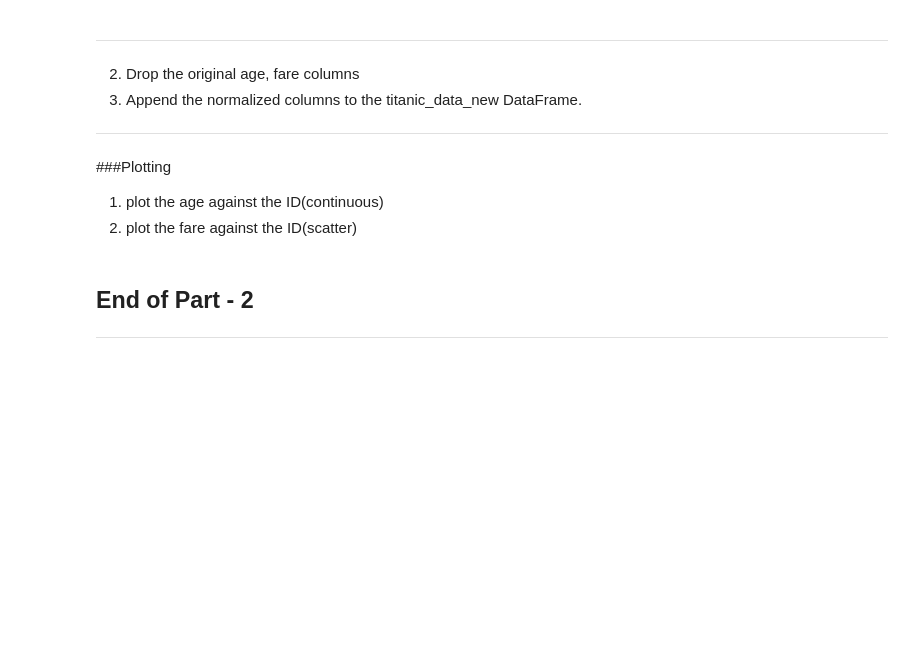
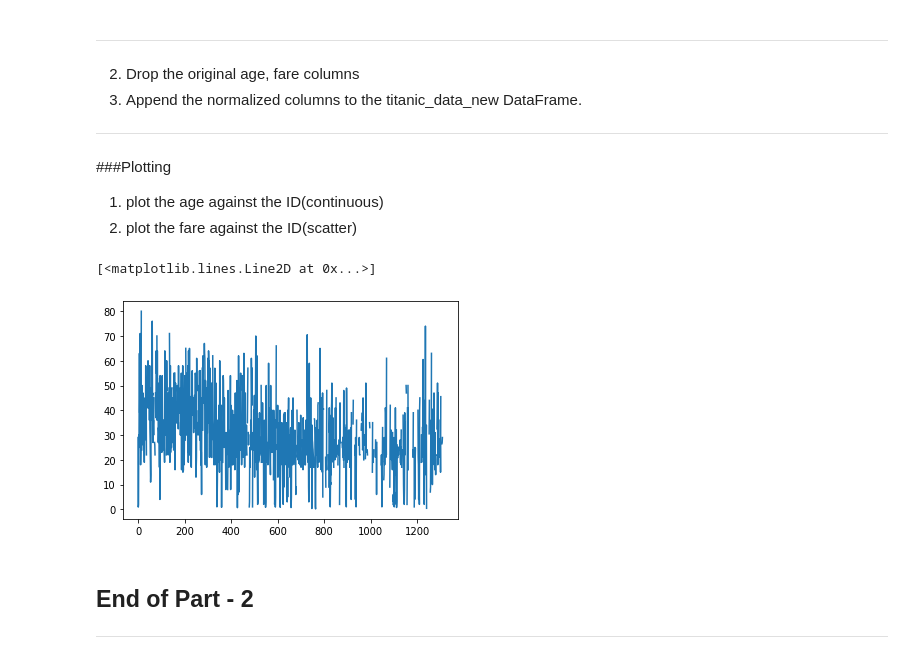
Before and after one commit to abhishek18f/SHALA2020, a Jupyter notebook: Assignment_1_DS.ipynb, the cells around one changed output. Cells and saved outputs as stored; diff of their text form; code cells hidden in the pictures; blank space fills up the shorter version.

```diff
--- a/Assignment_1_DS.ipynb
+++ b/Assignment_1_DS.ipynb
@@ -150,3 +227,5 @@ Read the data and display the first 5 rows
 #Download dataset from: http://biostat.mc.vanderbilt.edu/wiki/pub/Main/DataSets/titanic3.csv
 
 file_url = "http://biostat.mc.vanderbilt.edu/wiki/pub/Main/DataSets/titanic3.csv"
+
+df = pd.read_csv(file_url)
@@ -164,3 +252,9 @@ file_url = "http://biostat.mc.vanderbilt.edu/wiki/pub/Main/DataSets/titanic3.csv
 
 
 ---
+# %%
+d1 = pd.get_dummies(df['sex' ])
+d2 = pd.get_dummies(df['embarked' ])
+d3 = pd.get_dummies(df['pclass' ])
+titanic_data_new = pd.concat([df , d1  ,d2  , d3] , axis=1)
+titanic_data_new.head()
@@ -197,10 +314,17 @@ file_url = "http://biostat.mc.vanderbilt.edu/wiki/pub/Main/DataSets/titanic3.csv
 
 
 ---
+# %%
+titanic_data_new = titanic_data_new.drop(['age',  'fare'] , axis = 1)
 # %% [markdown]
 ###Plotting
 1. plot the age against the ID(continuous)
 2. plot the fare against the ID(scatter)
+# %%
+plt.plot( titanic_data_new.index , df['age'] )
+# %% [output]
+[<matplotlib.lines.Line2D at 0x...>]
+[figure, added]
 # %% [markdown]
 ## End of Part - 2
 ---
```
Also changed, not shown: parts of 14 cells of this notebook.
